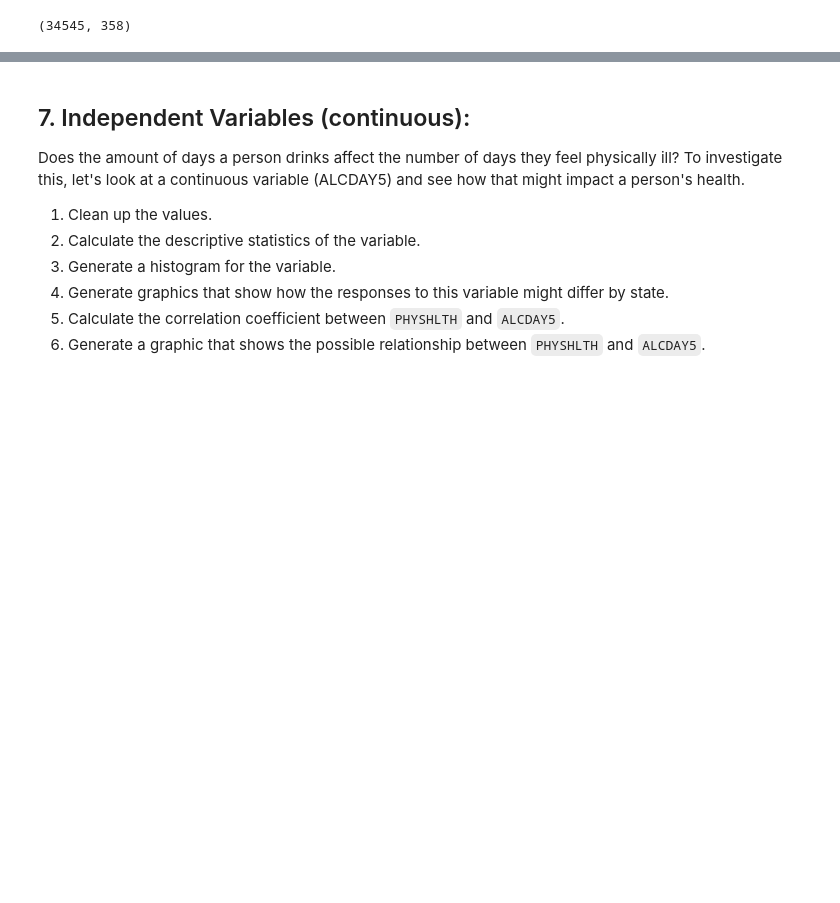
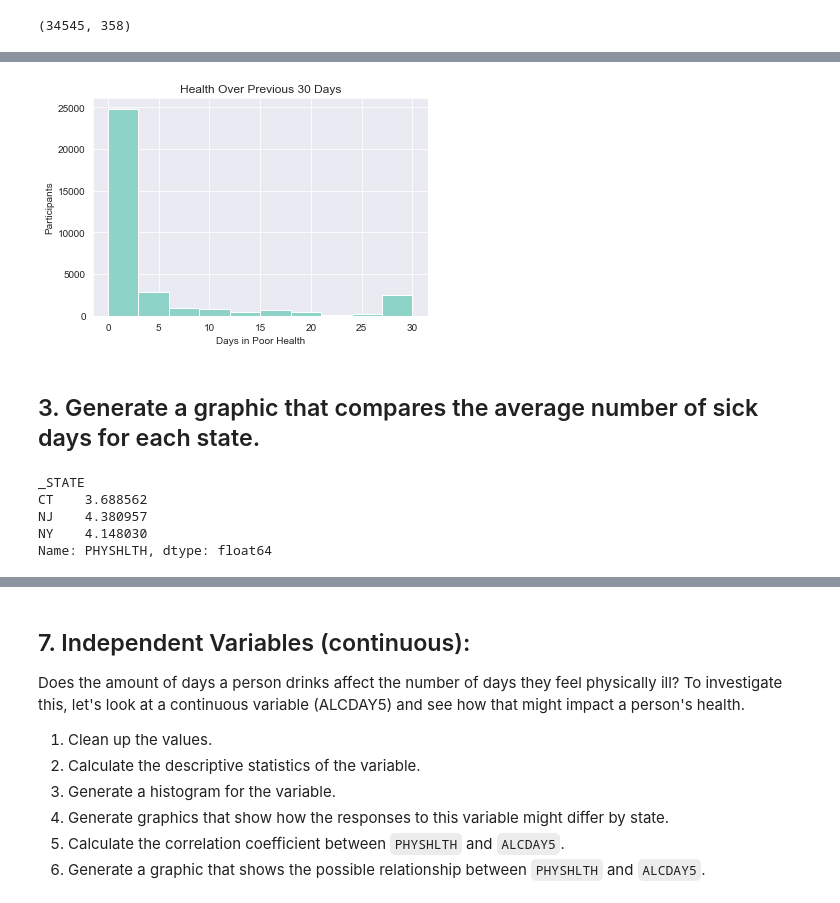
Before and after one commit to jbuenaseda/nyc-ds-033020-lectures, a Jupyter notebook: Mod_1/STATS_case_study/Statistical_Tests_Applied.ipynb, the cells around one changed output, grey strips where cells are left out. Drawn from its saved outputs; the diff is of its cells as text; code cells hidden in the pictures; blank space fills up the shorter version.

```diff
--- a/Mod_1/STATS_case_study/Statistical_Tests_Applied.ipynb
+++ b/Mod_1/STATS_case_study/Statistical_Tests_Applied.ipynb
@@ -47,0 +104,22 @@ Now check to see how large our subset df.
+# %%
+# matplotlib
+df['PHYSHLTH'].plot(kind='hist')
+plt.title('Health Over Previous 30 Days')
+plt.xlabel('Days in Poor Health')
+plt.ylabel('Participants')
+
+plt.show()
+# %% [output]
+[figure, added]
+# %% [markdown]
+## 3. Generate a graphic that compares the average number of sick days for each state.
+# %%
+# Code to calculate the average number of sick days by state
+avg_sick_days = df.groupby('_STATE')['PHYSHLTH'].mean()
+avg_sick_days
+# %% [output]
+_STATE
+CT    3.688562
+NJ    4.380957
+NY    4.148030
+Name: PHYSHLTH, dtype: float64
```
Also changed, not shown: parts of 203 cells of this notebook, 16 other files.
